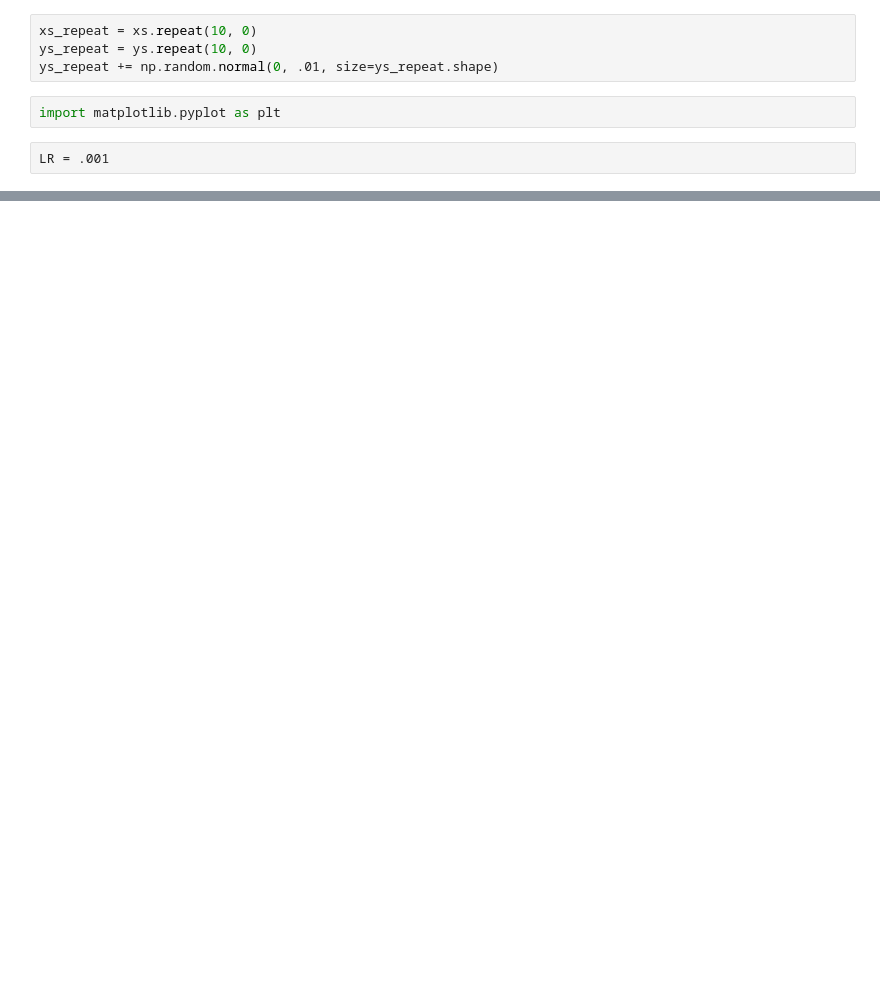
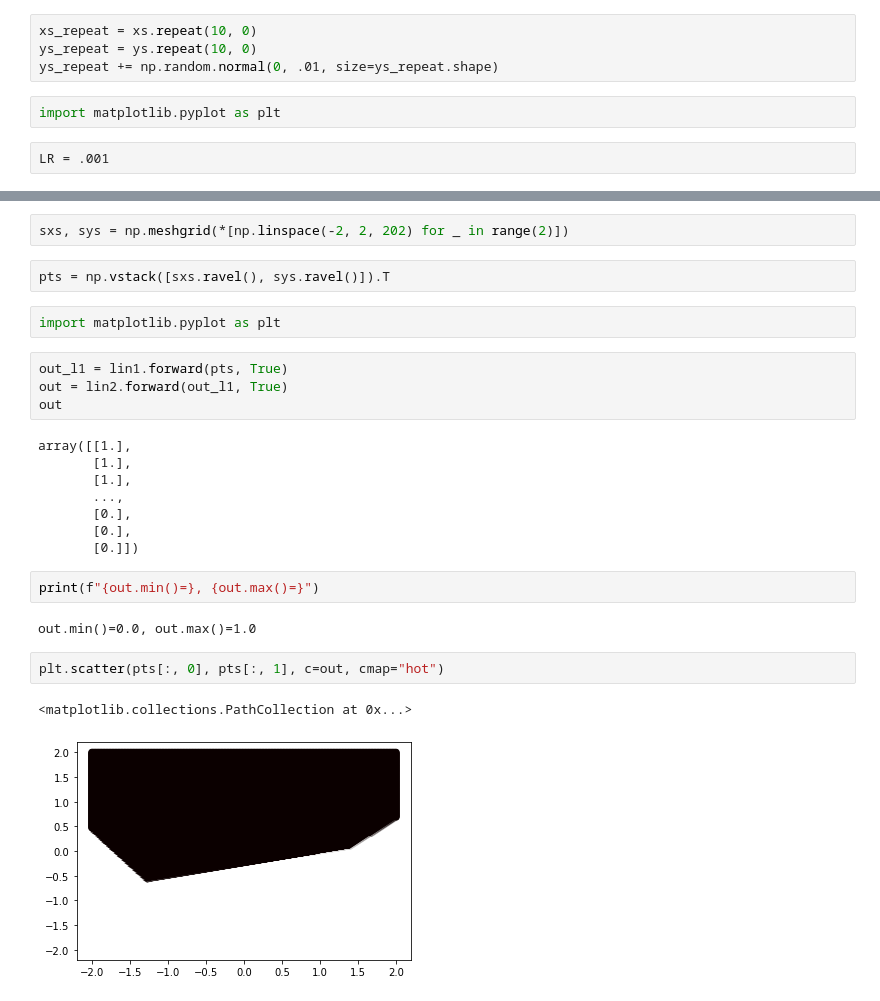
Before and after one commit to maximkha/backpropmanually, a Jupyter notebook: mlp_sgd_no_mom_oop.ipynb, the cells around one changed output, grey strips where cells are left out. Drawn from its saved outputs; the diff is of its cells as text; blank space fills up the shorter version.

```diff
--- a/mlp_sgd_no_mom_oop.ipynb
+++ b/mlp_sgd_no_mom_oop.ipynb
@@ -113,0 +202,27 @@ loss=9.45382457766795e-05
+# %%
+sxs, sys = np.meshgrid(*[np.linspace(-2, 2, 202) for _ in range(2)])
+# %%
+pts = np.vstack([sxs.ravel(), sys.ravel()]).T
+# %%
+import matplotlib.pyplot as plt
+# %%
+out_l1 = lin1.forward(pts, True)
+out = lin2.forward(out_l1, True)
+out
+# %% [output]
+array([[1.],
+       [1.],
+       [1.],
+       ...,
+       [0.],
+       [0.],
+       [0.]])
+# %%
+print(f"{out.min()=}, {out.max()=}")
+# %% [output]
+out.min()=0.0, out.max()=1.0
+# %%
+plt.scatter(pts[:, 0], pts[:, 1], c=out, cmap="hot")
+# %% [output]
+<matplotlib.collections.PathCollection at 0x...>
+[figure, added]
```
Also changed, not shown: parts of 8 cells of this notebook, 2 other files.
